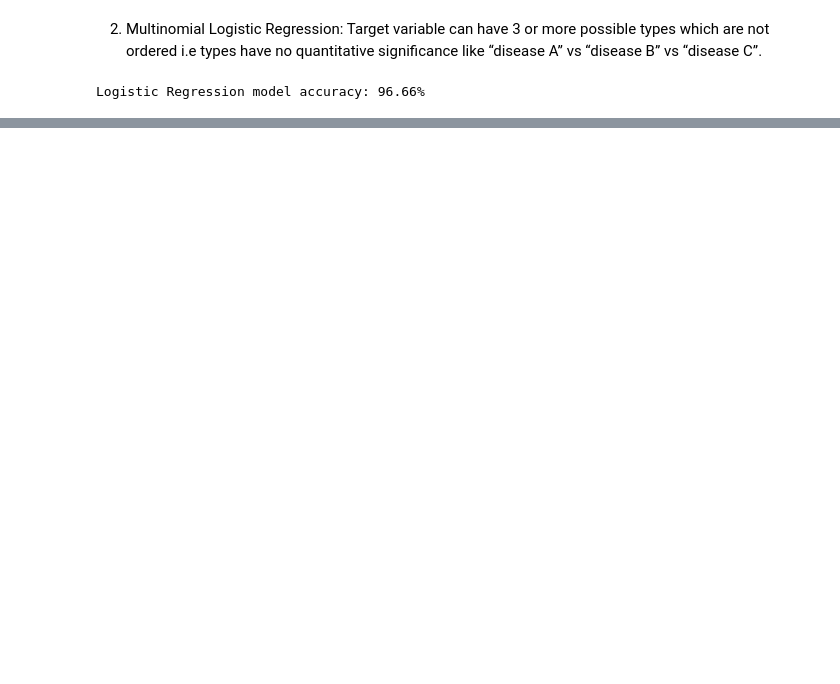
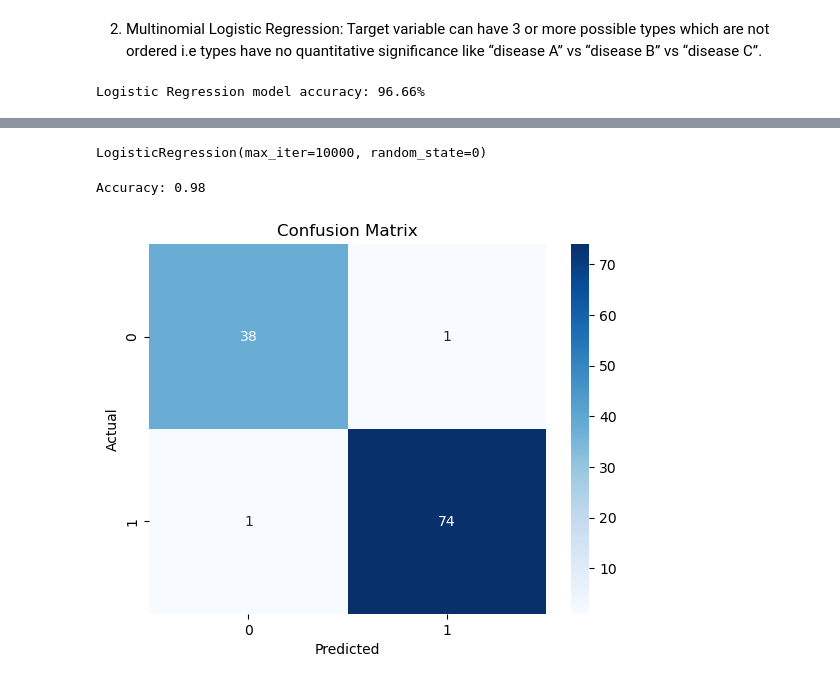
Before and after one commit to RaviduSenavirathna/AI-Technologies, a Jupyter notebook: Notebooks/machine-learning-nb/logistic-regression.ipynb, the cells around one changed output, grey strips where cells are left out. Cells and saved outputs as stored; diff of their text form; code cells hidden in the pictures; blank space fills up the shorter version.

```diff
--- a/Notebooks/machine-learning-nb/logistic-regression.ipynb
+++ b/Notebooks/machine-learning-nb/logistic-regression.ipynb
@@ -42,0 +32,36 @@ Logistic Regression model accuracy: 96.66%
+# %%
+from sklearn.preprocessing import StandardScaler
+
+sc = StandardScaler()
+X_scaled = sc.fit_transform(X)
+# %%
+from sklearn.model_selection import train_test_split
+
+X_train, X_test, y_train, y_test = train_test_split(X_scaled, y, test_size=0.20, random_state=23)
+# %%
+from sklearn.linear_model import LogisticRegression
+
+bi_model = LogisticRegression(max_iter=10000, random_state=0)
+bi_model.fit(X_train, y_train)
+# %% [output]
+LogisticRegression(max_iter=10000, random_state=0)
+# %%
+from sklearn.metrics import accuracy_score, confusion_matrix
+
+y_pred = bi_model.predict(X_test)
+accuracy = accuracy_score(y_test, y_pred)
+print(f'Accuracy: {accuracy:.2f}')
+# %% [output]
+Accuracy: 0.98
+# %%
+import seaborn as sns
+import matplotlib.pyplot as plt
+
+cm = confusion_matrix(y_test, y_pred)
+sns.heatmap(cm, annot=True, fmt='d', cmap='Blues')
+plt.xlabel('Predicted')
+plt.ylabel('Actual')
+plt.title('Confusion Matrix')
+plt.show()
+# %% [output]
+[figure, added]
```
Also changed, not shown: parts of 5 cells of this notebook, 1 other file.
